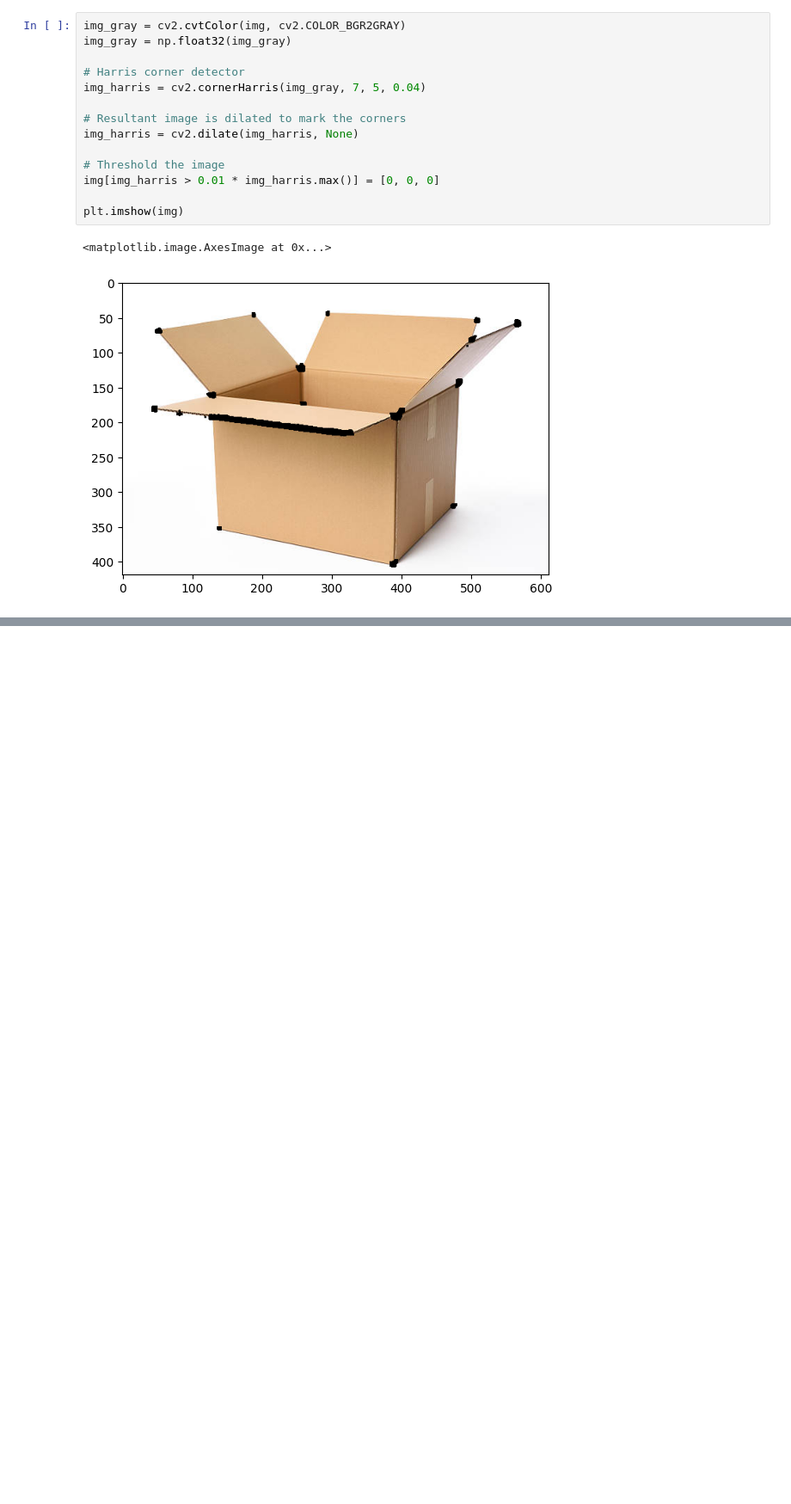
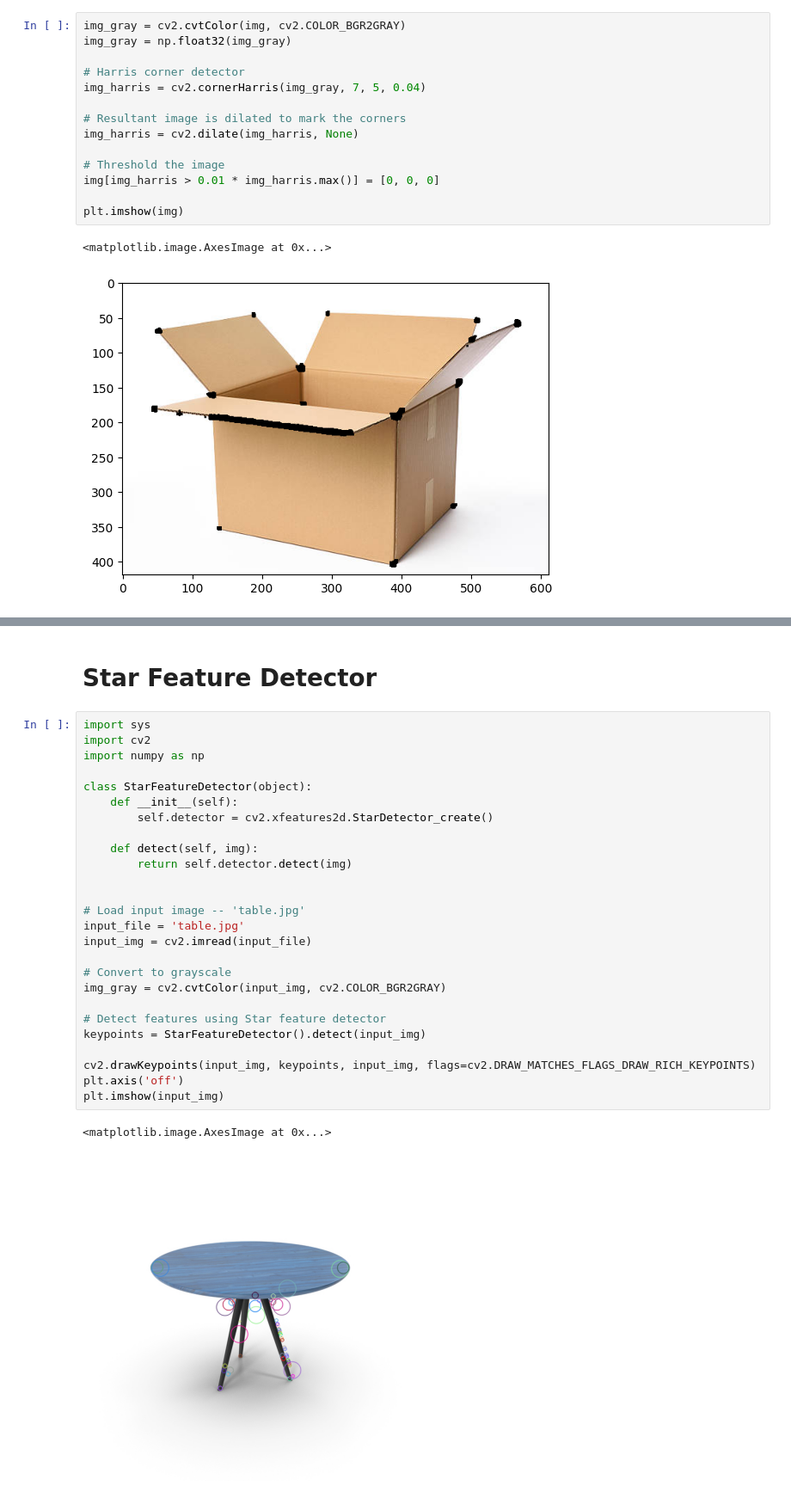
Before and after one commit to prerakl123/ML-Ops, a Jupyter notebook: AML_SRM/Assignment_21-02-2024 and 28-02-2024/Assignment_21-02-2024 and 28-02-2024.ipynb, the cells around one changed output, grey strips where cells are left out. Shown at 86% size. Drawn from its saved outputs; the diff is of its cells as text; blank space fills up the shorter version.

```diff
--- a/AML_SRM/Assignment_21-02-2024/Assignment_21-02-2024.ipynb
+++ b/AML_SRM/Assignment_21-02-2024 and 28-02-2024/Assignment_21-02-2024 and 28-02-2024.ipynb
@@ -169,0 +201,31 @@ plt.imshow(img)
+# %% [markdown]
+# Star Feature Detector
+# %%
+import sys
+import cv2
+import numpy as np
+
+class StarFeatureDetector(object):
+    def __init__(self):
+        self.detector = cv2.xfeatures2d.StarDetector_create()
+
+    def detect(self, img):
+        return self.detector.detect(img)
+
+
+# Load input image -- 'table.jpg'
+input_file = 'table.jpg'
+input_img = cv2.imread(input_file)
+
+# Convert to grayscale
+img_gray = cv2.cvtColor(input_img, cv2.COLOR_BGR2GRAY)
+
+# Detect features using Star feature detector
+keypoints = StarFeatureDetector().detect(input_img)
+
+cv2.drawKeypoints(input_img, keypoints, input_img, flags=cv2.DRAW_MATCHES_FLAGS_DRAW_RICH_KEYPOINTS)
+plt.axis('off')
+plt.imshow(input_img)
+# %% [output]
+<matplotlib.image.AxesImage at 0x...>
+[figure, added]
```
Also changed, not shown: parts of 3 cells of this notebook, 5 other files.
